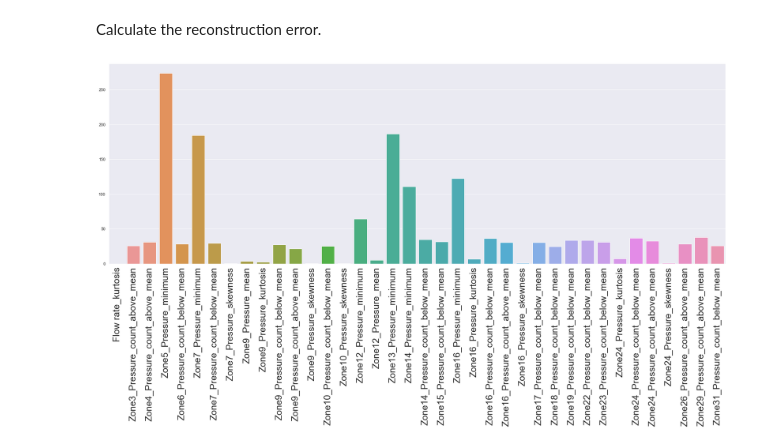
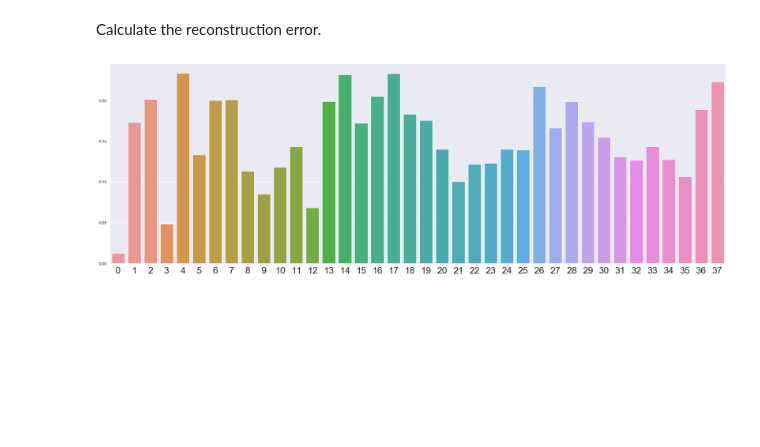
Before and after one commit to xetxezarreta/explainable_anomaly_detection, a Jupyter notebook: main.ipynb, the cells around one changed output. Cells and saved outputs as stored; diff of their text form; code cells hidden in the pictures; blank space fills up the shorter version.

Commit message:
scalling data for pca

```diff
--- a/main.ipynb
+++ b/main.ipynb
@@ -61,7 +61,9 @@ Split the data on train/test.
 # %%
 from sklearn.model_selection import train_test_split
+from sklearn.preprocessing import StandardScaler # Standardize features by removing the mean and scaling to unit variance
 
-X_train, X_test, y_train, y_test = train_test_split(X, y, test_size=0.33, random_state=seed, stratify=y)
+X_standar = pd.DataFrame(StandardScaler().fit_transform(X))
+X_train, X_test, y_train, y_test = train_test_split(X_standar, y, test_size=0.33, random_state=seed, stratify=y)
 # %% [markdown]
 Fit pca
 # %%
@@ -95,10 +103,11 @@ test_mean_error = error_test.abs().mean()
 # %%
+# Plot each feature reconstruction error.
 import seaborn as sns
 
 sns.set(style="whitegrid")
 sns.set(rc={'figure.figsize':(30,10)})
 
 ax = sns.barplot(x=train_mean_error.index, y=train_mean_error.values)
-ax = ax.set_xticklabels(train_mean_error.index, rotation=90, fontsize=25)
+ax = ax.set_xticklabels(train_mean_error.index, rotation=0, fontsize=25)
 # %% [output]
-[figure, old version]
+[figure, new version]
```
Also changed, not shown: parts of 4 cells of this notebook.
